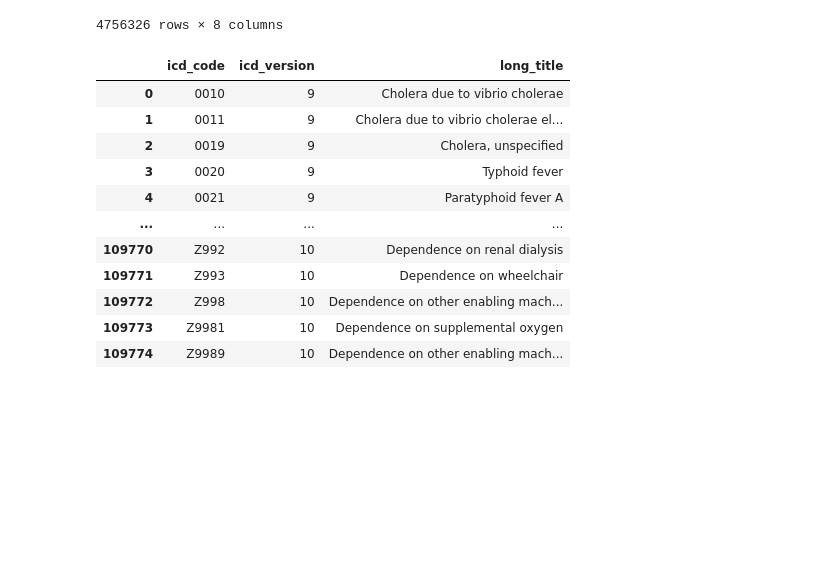
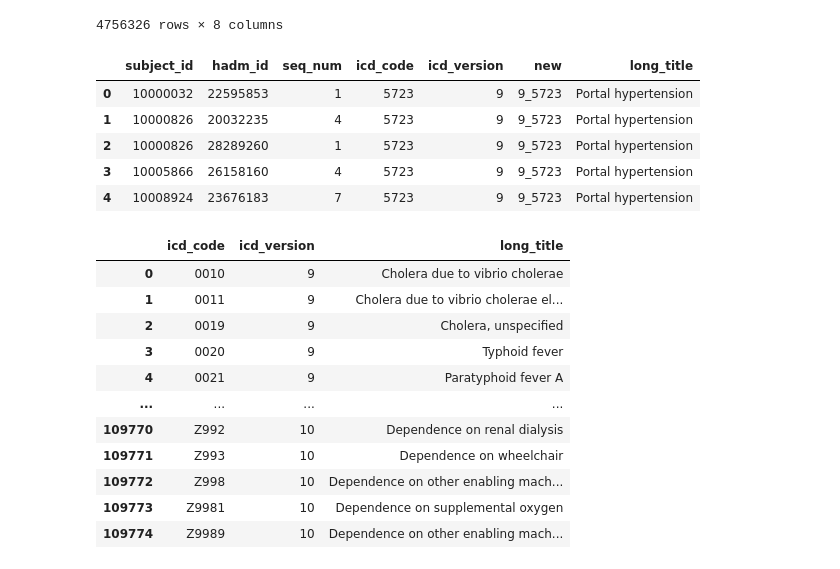
Before and after one commit to smitamisra/EHR_exploration, a Jupyter notebook: notebooks/Untitled1.ipynb, the cells around one changed output. Cells and saved outputs as stored; diff of their text form; code cells hidden in the pictures; blank space fills up the shorter version.

```diff
--- a/notebooks/Untitled1.ipynb
+++ b/notebooks/Untitled1.ipynb
@@ -103,6 +103,15 @@ diag.loc[diag['icd_version']==10]['icd_code'].nunique() #there are 16757 unique
 # %%
 diag_d = (diag
  .merge(d_diag, how='inner', left_on=['icd_code', 'icd_version'], right_on=['icd_code', 'icd_version']))
+# %%
+diag_d.head()
+# %% [output]
+|  | subject_id | hadm_id | seq_num | icd_code | icd_version | new | long_title |
+| 0 | 10000032 | 22595853 | 1 | 5723 | 9 | 9_5723 | Portal hypertension |
+| 1 | 10000826 | 20032235 | 4 | 5723 | 9 | 9_5723 | Portal hypertension |
+| 2 | 10000826 | 28289260 | 1 | 5723 | 9 | 9_5723 | Portal hypertension |
+| 3 | 10005866 | 26158160 | 4 | 5723 | 9 | 9_5723 | Portal hypertension |
+| 4 | 10008924 | 23676183 | 7 | 5723 | 9 | 9_5723 | Portal hypertension |
 # %%
 d_diag
 # %% [output]
```
Also changed, not shown: parts of 4 cells of this notebook.
